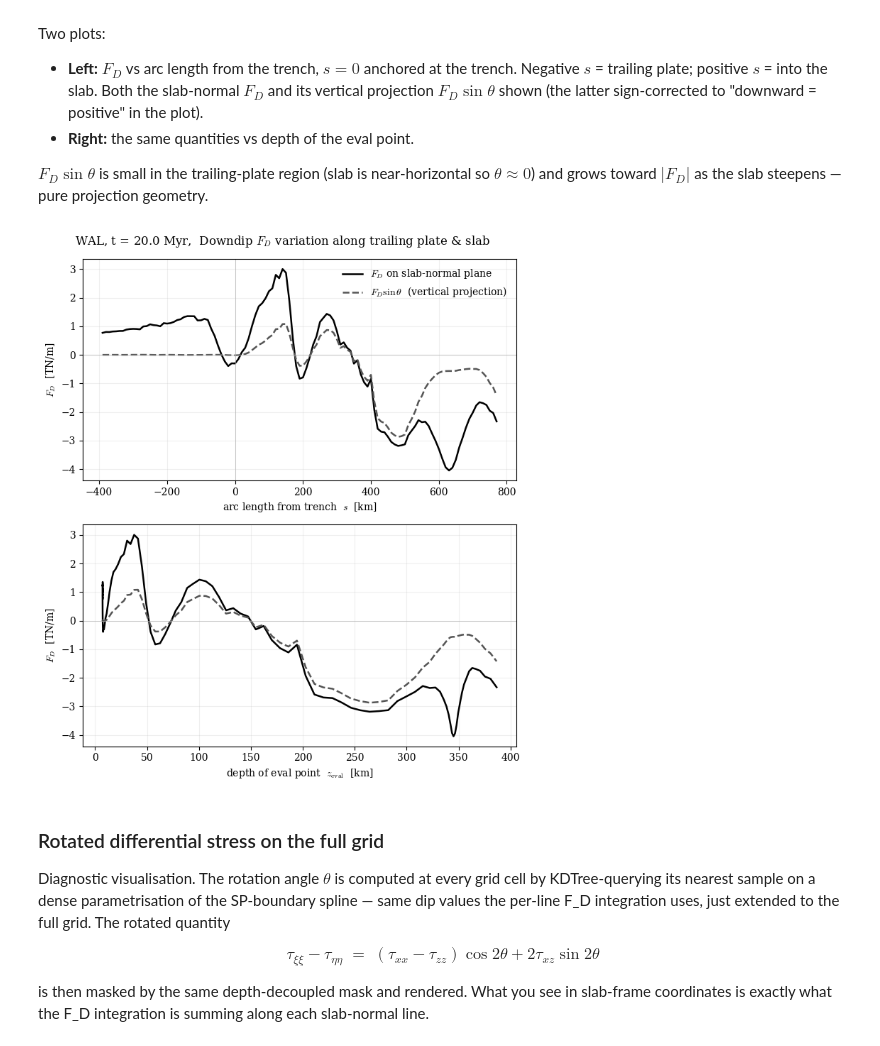
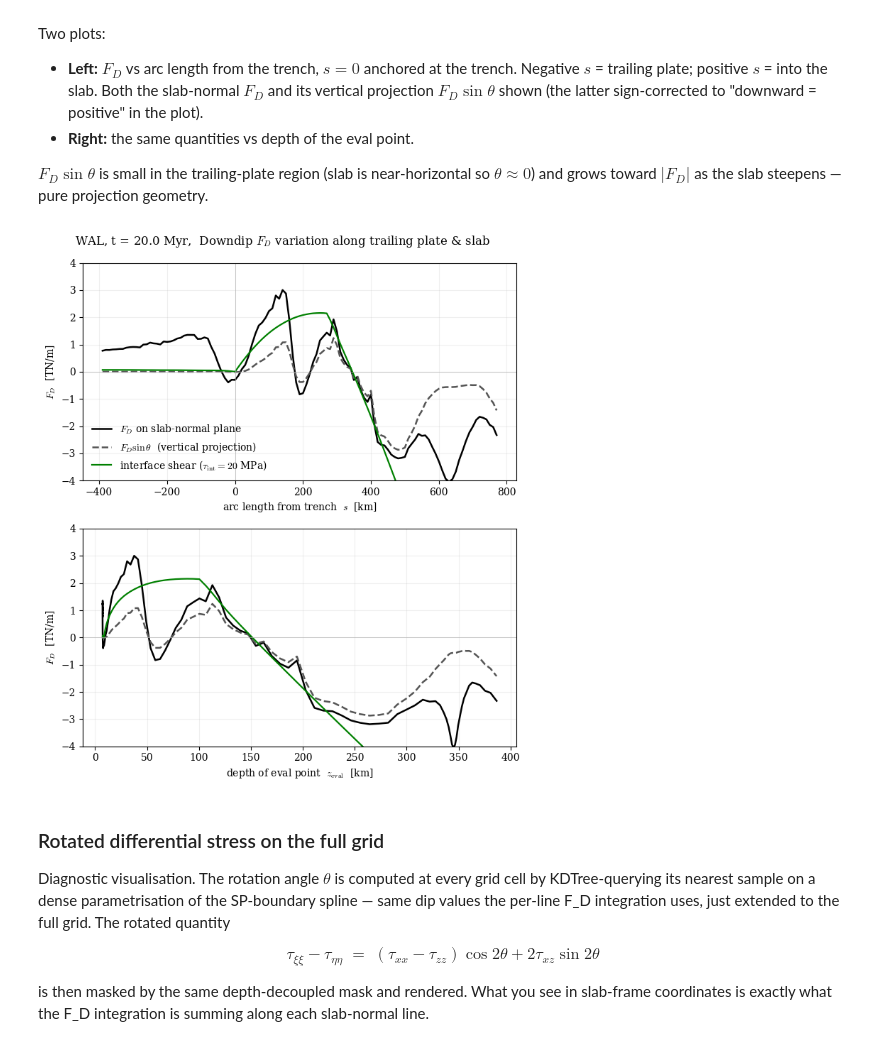
Before and after one commit to dansand/trench_pull_fluidity, a Jupyter notebook: notebooks/further_analysis/fluidity_slab_normal_FD.ipynb, the cells around one changed output. Saved outputs shown, nothing was run; the diff lists cells and outputs as text; code cells hidden in the pictures.

```diff
--- a/notebooks/further_analysis/fluidity_slab_normal_FD.ipynb
+++ b/notebooks/further_analysis/fluidity_slab_normal_FD.ipynb
@@ -752,31 +799,64 @@ fig2, (ax_a, ax_b) = plt.subplots(2, 1, figsize=(7, 8))
 ax_a.plot(s_arc*1e-3, Fd_arr   * 1e-12, color='k',    ls='-',  lw=1.8,
           label=r'$F_D$ on slab-normal plane')
 ax_a.plot(s_arc*1e-3, -Fd_v_arr * 1e-12, color='#555', ls='--', lw=1.8,
           label=r'$F_D \sin\theta$  (vertical projection)')
+
+#ax_a.plot(s_arc*1e-3, -W_cum * 1e-12, color='r', ls='-', lw=1.6,
+#            label=r'cumulative down-dip buoyancy  $W_\mathrm{cum}$')
+
+#a_offset_x = 150
+#a_offset_y = 2
+#ax_a.plot(s_arc*1e-3 + a_offset_x, -W_cum * 1e-12 + a_offset_y, color='r', ls='--', lw=1.6,
+#            label=r'cumulative down-dip buoyancy  $W_\mathrm{cum}$')
+
+#ax_a.plot(s_arc*1e-3, -F_int_arr * 1e-12, color='green', ls='-', lw=1.6,
+#            label=fr'interface shear ($\tau_\mathrm{{int}}={TAU_INTERFACE_MPA:.0f}$ MPa)')
+
+ax_a.plot(s_arc*1e-3, -W_cum * 1e-12  -F_int_arr * 1e-12, color='green', ls='-', lw=1.6,
+            label=fr'interface shear ($\tau_\mathrm{{int}}={TAU_INTERFACE_MPA:.0f}$ MPa)')
+
 ax_a.axvline(0, color='0.7', lw=0.5)
 ax_a.axhline(0, color='0.7', lw=0.5)
 ax_a.set_xlabel(r'arc length from trench  $s$  [km]')
 ax_a.set_ylabel(r'$F_D$  [TN/m]')
 ax_a.legend(loc='best', frameon=False)
 ax_a.grid(alpha=0.2)
 
 ax_b.plot(z_eval*1e-3, Fd_arr   * 1e-12, color='k',    ls='-',  lw=1.8,
           label=r'$F_D$ on slab-normal plane')
 ax_b.plot(z_eval*1e-3, -Fd_v_arr * 1e-12, color='#555', ls='--', lw=1.8,
           label=r'$F_D \sin\theta$')
+
+#ax_b.plot(z_eval*1e-3, -W_cum * 1e-12, color='r', ls='-', lw=1.6,
+#            label=r'cumulative down-dip buoyancy  $W_\mathrm{cum}$')
+
+#b_offset_x = 100
+#ax_b.plot(z_eval*1e-3 + b_offset_x, -W_cum * 1e-12 + w_offset_y, color='r', ls='--', lw=1.6,
+#            label=r'cumulative down-dip buoyancy  $W_\mathrm{cum}$')
+
+
+#ax_b.plot(z_eval*1e-3, -F_int_arr * 1e-12, color='green', ls='-', lw=1.6,
+#            label=fr'interface shear ($\tau_\mathrm{{int}}={TAU_INTERFACE_MPA:.0f}$ MPa)')
+
+ax_b.plot(z_eval*1e-3, -W_cum * 1e-12  -F_int_arr * 1e-12, color='green', ls='-', lw=1.6,
+            label=fr'interface shear ($\tau_\mathrm{{int}}={TAU_INTERFACE_MPA:.0f}$ MPa)')
+
 ax_b.axhline(0, color='0.7', lw=0.5)
 ax_b.set_xlabel(r'depth of eval point  $z_\mathrm{eval}$  [km]')
 ax_b.set_ylabel(r'$F_D$  [TN/m]')
 #ax_b.legend(loc='best', frameon=False)
 ax_b.grid(alpha=0.2)
+
+ax_a.set_ylim(-4, 4)
+ax_b.set_ylim(-4, 4)
 
 fig2.suptitle(f'{MODEL_KEY}, t = {t_yr/1e6:.1f} Myr,  '
               r'Downdip $F_D$ variation along trailing plate & slab')
 fig2.tight_layout()
 
 fig2.savefig(figures_dir / f'Fd_along_slabtop_{MODEL_KEY}_f{TIMESTEP_INDEX}.png',
                bbox_inches='tight', dpi=200)
 
 plt.show()
 # %% [output]
-[figure, old version]
+[figure, new version]
```
Also changed, not shown: parts of 9 cells of this notebook, 11 other files.
